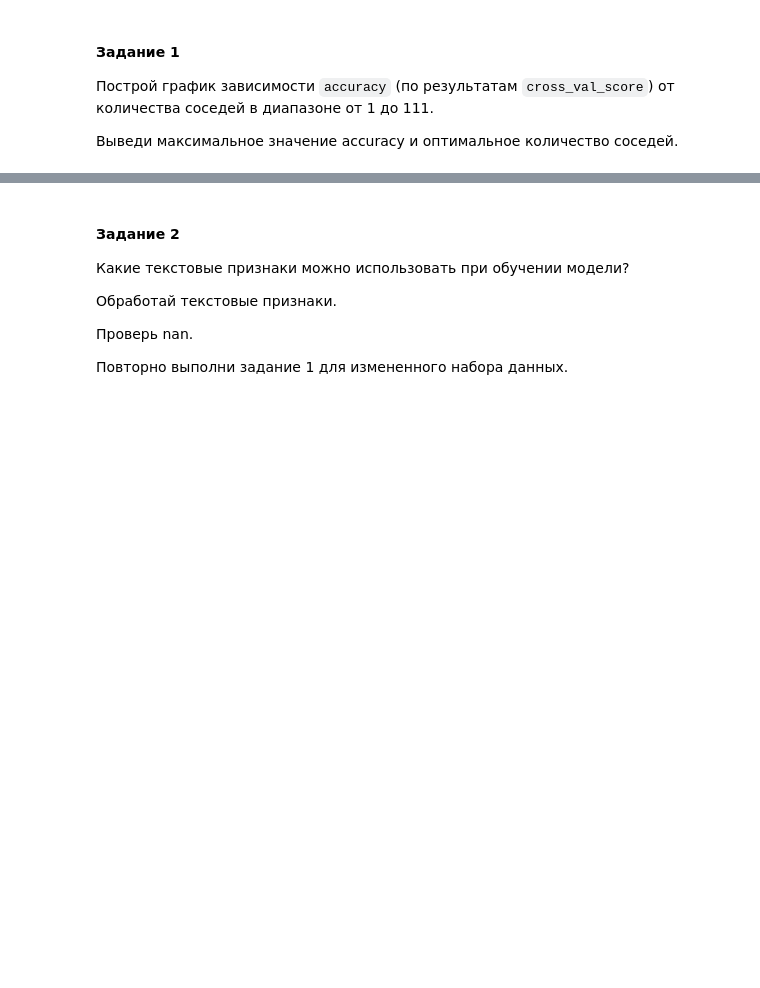
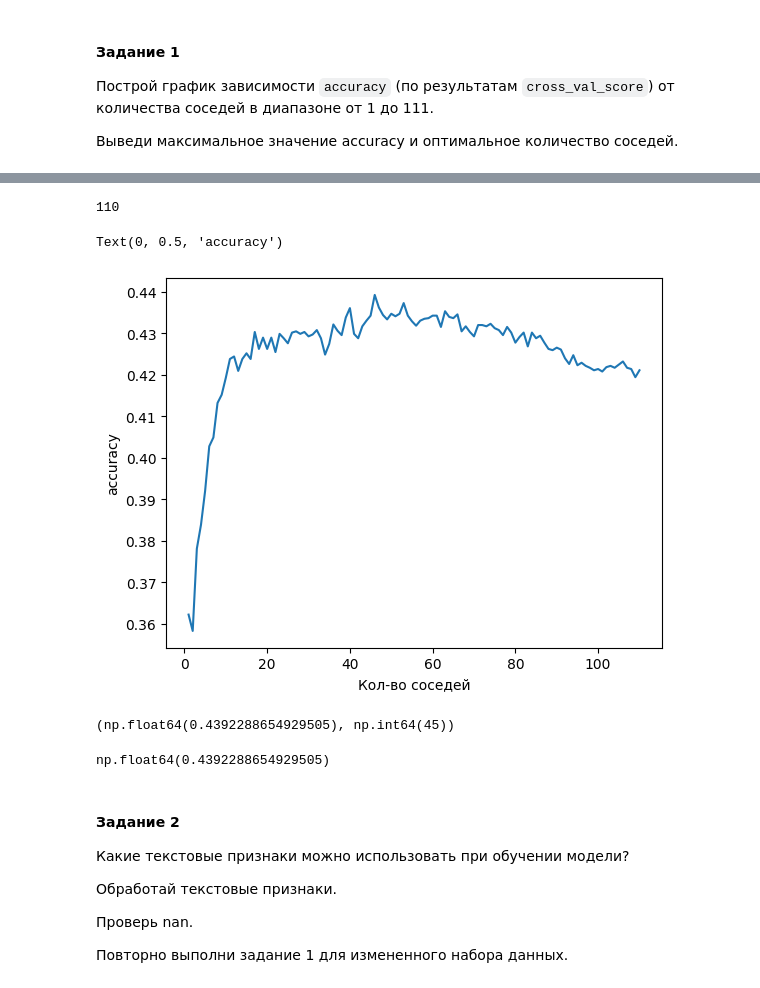
Before and after one commit to potopinc/colab, a Jupyter notebook: ML_11.ipynb, the cells around one changed output, grey strips where cells are left out. Drawn from its saved outputs; the diff is of its cells as text; code cells hidden in the pictures; blank space fills up the shorter version.

```diff
--- a/ML_11.ipynb
+++ b/ML_11.ipynb
@@ -44,0 +79,5 @@ small_df = pass
+# %%
+# !!! O = object !!!
+
+text_f = [f for f in df.columns if df[f].dtype == 'O']
+numeric_f = [f for f in df.columns if df[f].dtype != 'O']
@@ -44,0 +114,3 @@ small_df = pass
+# %%
+small_df = df[numeric_f]
+small_df
@@ -59,0 +176,3 @@ plt.ylabel('pass')
+# %%
+acc = np.array([cross_val_score(KNeighborsClassifier(n_neighbors=n), X, y, cv=5).mean() for n in range(1, 111)])
+acc
@@ -60,3 +197,22 @@ plt.ylabel('pass')
+# %%
+len(acc)
+# %% [output]
+110
+# %%
+plt.plot(range(1, 111), acc)
+plt.xlabel('Кол-во соседей')
+plt.ylabel('accuracy')
+# %% [output]
+Text(0, 0.5, 'accuracy')
+[figure, added]
+# %%
+acc.max(), acc.argmax()
+# %% [output]
+(np.float64(0.4392288654929505), np.int64(45))
+# %%
+acc[acc.argmax()]
+# %% [output]
+np.float64(0.4392288654929505)
 # %% [markdown]
 #### **Задание 2**
 
```
Also changed, not shown: parts of 40 cells of this notebook.
